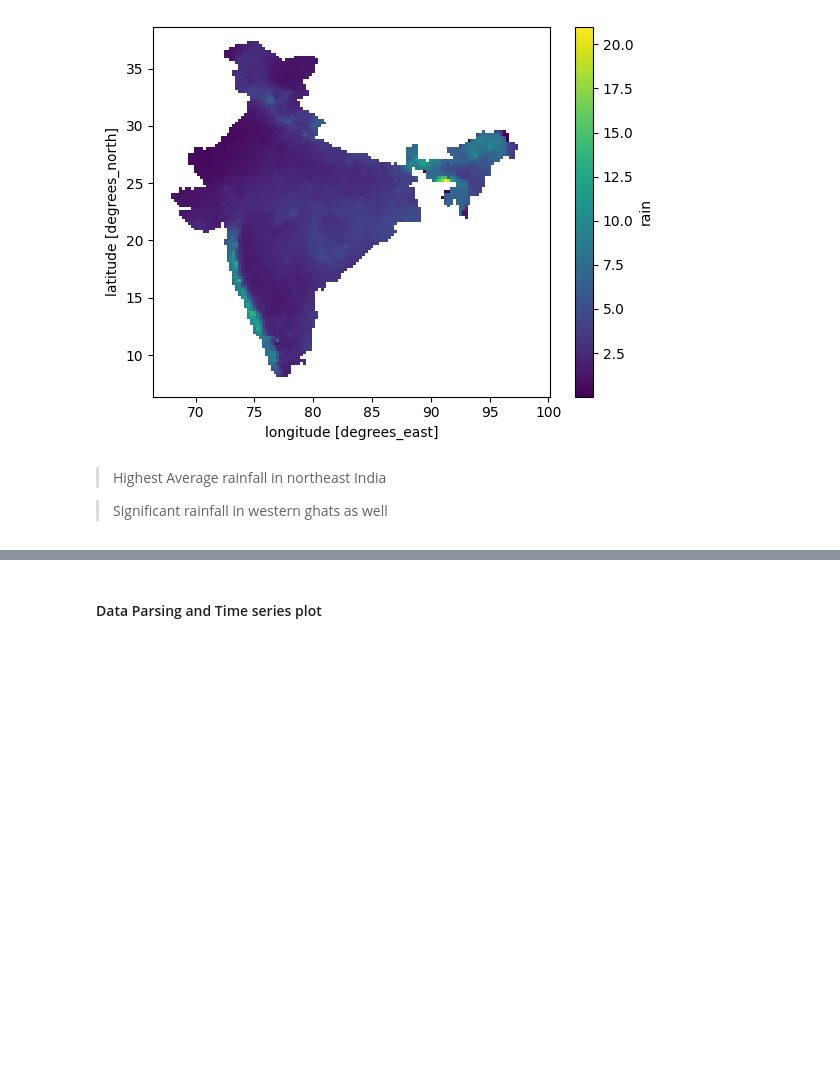
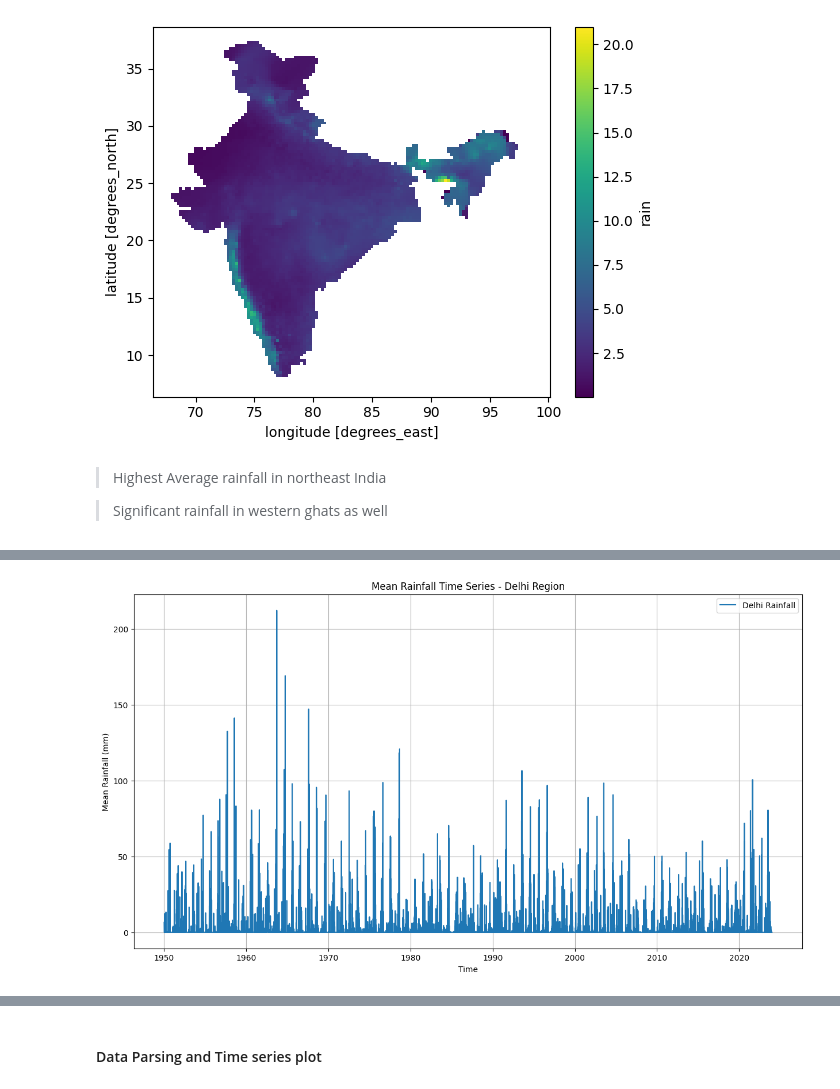
Before and after one commit to Harsh-chaturvedi2004/Rainfall_prediction, a Jupyter notebook: imd_rain (2).ipynb, the cells around one changed output, grey strips where cells are left out. Cells and saved outputs as stored; diff of their text form; code cells hidden in the pictures; blank space fills up the shorter version.

```diff
--- a/imd_rain (2).ipynb
+++ b/imd_rain (2).ipynb
@@ -121,3 +121,92 @@ mean_rain.plot()
 > Highest Average rainfall in northeast India
 
 > Significant rainfall in western ghats as well
+# %%
+import xarray as xr
+import matplotlib.pyplot as plt
+import pandas as pd
+import numpy as np
+
+def analyze_delhi_rainfall(ds):
+    """
+    Analyze and visualize rainfall data for Delhi region.
+
+    Parameters:
+    -----------
+    ds : xarray.Dataset
+        The dataset containing rainfall data
+    """
+    # Define Delhi boundaries more precisely
+    lat_min, lat_max = 28.6139, 28.8998
+    lon_min, lon_max = 76.8370, 77.3486
+
+    # Print dataset information for debugging
+    print("Dataset dimensions:", ds.dims)
+    print("Dataset coordinates:", ds.coords)
+    print("\nLatitude range in data:", float(ds.lat.min()), "to", float(ds.lat.max()))
+    print("Longitude range in data:", float(ds.lon.min()), "to", float(ds.lon.max()))
+
+    # Select Delhi region
+    ds_delhi = ds.sel(
+        lat=slice(lat_min, lat_max),
+        lon=slice(lon_min, lon_max)
+    )
+
+    # Verify selection worked
+    print("\nSelected region dimensions:", ds_delhi.dims)
+    print("Number of grid points selected:", ds_delhi.lat.size * ds_delhi.lon.size)
+
+    # Remove invalid values
+    ds_delhi = ds_delhi.where(ds_delhi['rain'] != -999)
+
+    # Calculate mean rainfall over Delhi
+    time_series = ds_delhi['rain'].mean(dim=['lat', 'lon'])
+
+    # Create time series plot
+    plt.figure(figsize=(15, 8))
+    time_series.plot(label='Delhi Rainfall')
+    plt.title('Mean Rainfall Time Series - Delhi Region')
+    plt.xlabel('Time')
+    plt.ylabel('Mean Rainfall (mm)')
+    plt.grid(True)
+    plt.legend()
+    plt.show()
+
+    # Create seasonal analysis
+    ds_seasons = ds_delhi['rain'].groupby('time.season').mean('time')
+
+    # Create seasonal spatial plots
+    fig = plt.figure(figsize=(15, 12))
+    ds_seasons.plot(
+        x='lon',
+        y='lat',
+        col='season',
+        col_wrap=2,
+        robust=True,
+        subplot_kws={'title': 'Seasonal Mean Rainfall - Delhi Region'},
+        cmap='viridis'
+    )
+    plt.suptitle('Seasonal Rainfall Patterns in Delhi', y=1.02)
+    plt.show()
+
+    # Export to Excel
+    time_series_df = time_series.to_dataframe(name='Mean_Rainfall')
+    return time_series_df
+
+# Example usage:
+try:
+    # Run analysis
+    time_series_df = analyze_delhi_rainfall(ds)
+
+    # Export to Excel
+    output_path = r'C:\Users\harsh\Desktop\Btech_project\Dataset\delhi_rainfall_analysis.xlsx'
+    time_series_df.to_excel(output_path)
+    print(f"\nData exported to: {output_path}")
+
+except Exception as e:
+    print(f"Error: {str(e)}")
+    print("\nDebug information:")
+    print("Dataset type:", type(ds))
+    if hasattr(ds, 'dims'):
+        print("Available dimensions:", ds.dims)
+# %% [output]
@@ -123,0 +224 @@ mean_rain.plot()
+[figure, added]
```
Also changed, not shown: parts of 5 cells of this notebook, 4 other files.
